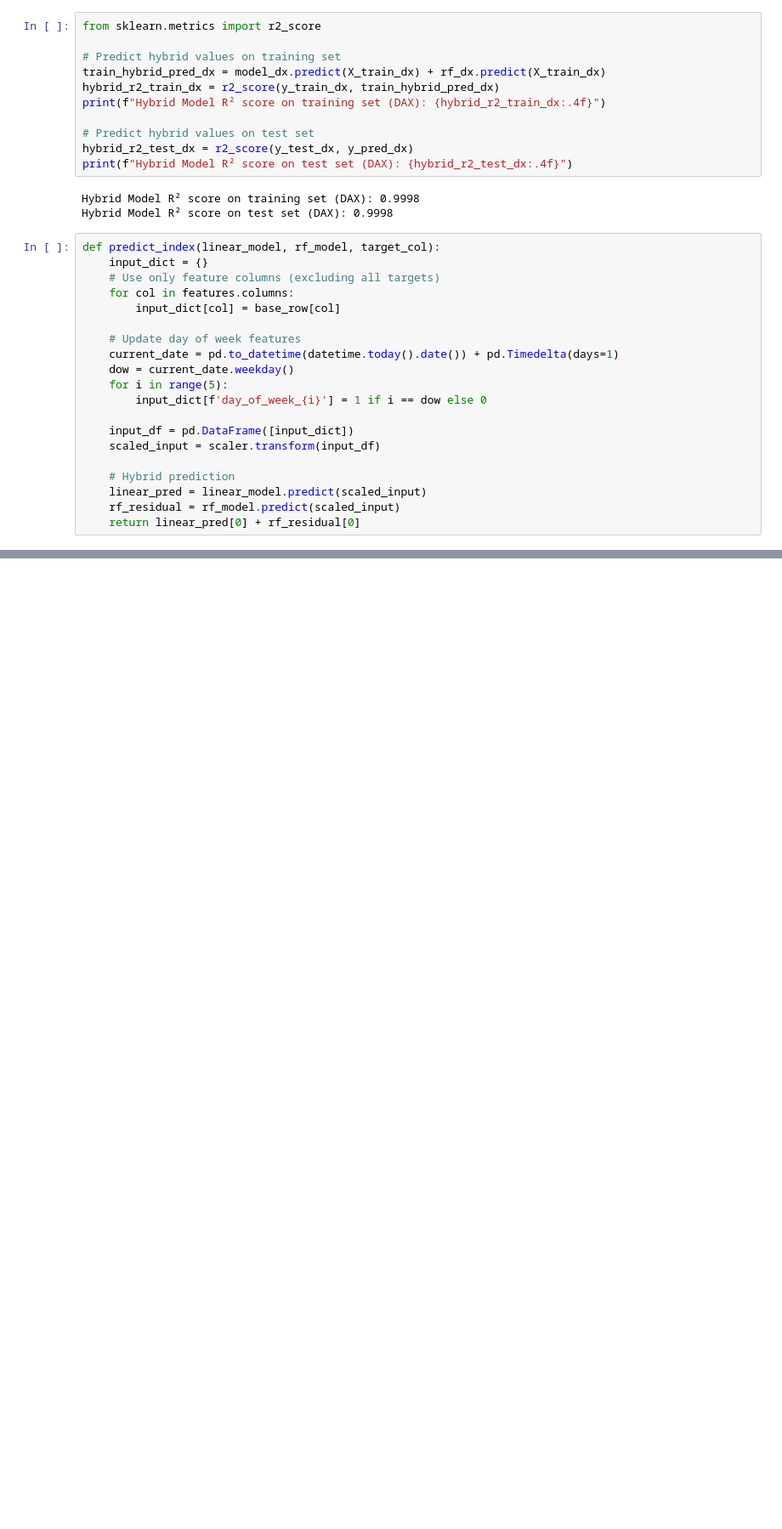
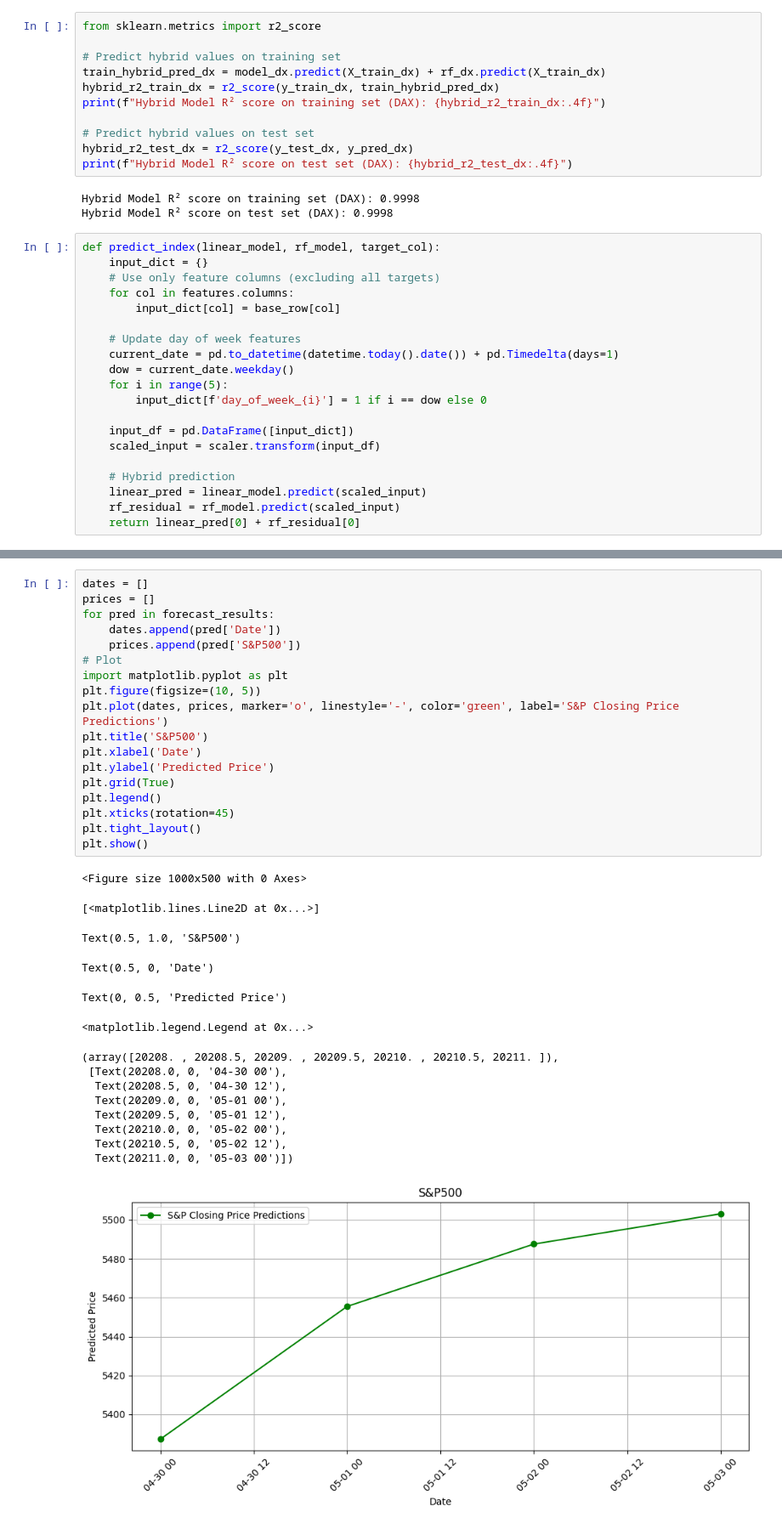
Before and after one commit to SU-CIS662-Spring25/XGBoostHybrid, a Jupyter notebook: MultipleModels4-28-mod.ipynb, the cells around one changed output, grey strips where cells are left out. Shown at 85% size. Cells and saved outputs as stored; diff of their text form; blank space fills up the shorter version.

```diff
--- a/MultipleModels4-28-mod.ipynb
+++ b/MultipleModels4-28-mod.ipynb
@@ -620,0 +604,34 @@ DAX : 20914.51
+# %%
+dates = []
+prices = []
+for pred in forecast_results:
+    dates.append(pred['Date'])
+    prices.append(pred['S&P500'])
+# Plot
+import matplotlib.pyplot as plt
+plt.figure(figsize=(10, 5))
+plt.plot(dates, prices, marker='o', linestyle='-', color='green', label='S&P Closing Price Predictions')
+plt.title('S&P500')
+plt.xlabel('Date')
+plt.ylabel('Predicted Price')
+plt.grid(True)
+plt.legend()
+plt.xticks(rotation=45)
+plt.tight_layout()
+plt.show()
+# %% [output]
+<Figure size 1000x500 with 0 Axes>
+[<matplotlib.lines.Line2D at 0x...>]
+Text(0.5, 1.0, 'S&P500')
+Text(0.5, 0, 'Date')
+Text(0, 0.5, 'Predicted Price')
+<matplotlib.legend.Legend at 0x...>
+(array([20208. , 20208.5, 20209. , 20209.5, 20210. , 20210.5, 20211. ]),
+ [Text(20208.0, 0, '04-30 00'),
+  Text(20208.5, 0, '04-30 12'),
+  Text(20209.0, 0, '05-01 00'),
+  Text(20209.5, 0, '05-01 12'),
+  Text(20210.0, 0, '05-02 00'),
+  Text(20210.5, 0, '05-02 12'),
+  Text(20211.0, 0, '05-03 00')])
+[figure, added]
```
Also changed, not shown: parts of 7 cells of this notebook, 1 other file.
